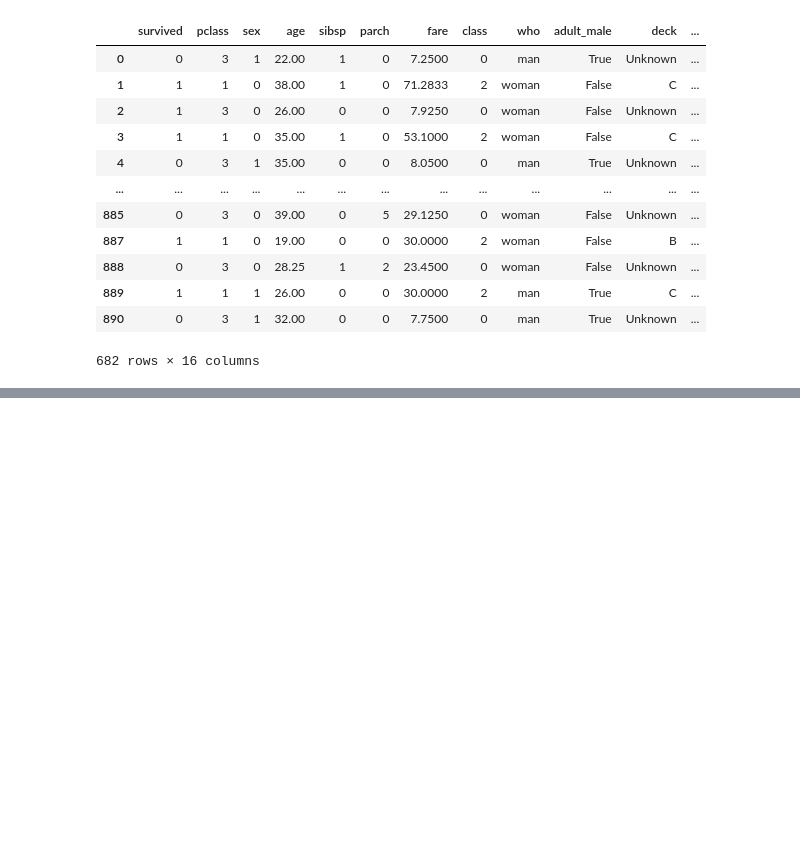
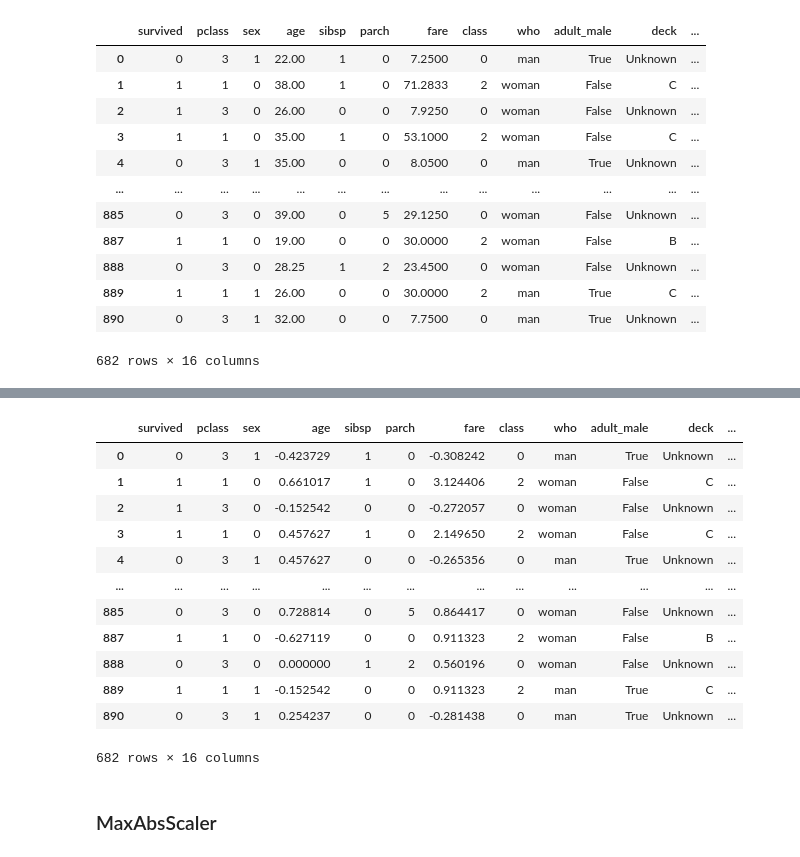
Before and after one commit to Niraj7272/DataScience, a Jupyter notebook: Practice/Project_cleaning_EDA_Feature-engineering/Titanic.ipynb, the cells around one changed output, grey strips where cells are left out. Cells and saved outputs as stored; diff of their text form; code cells hidden in the pictures; blank space fills up the shorter version.

```diff
--- a/Practice/Project_cleaning_EDA_Feature-engineering/Titanic.ipynb
+++ b/Practice/Project_cleaning_EDA_Feature-engineering/Titanic.ipynb
@@ -524,0 +571,21 @@ df
+# %%
+rb = RobustScaler()
+df[['age','fare']] = rb.fit_transform(df[['age','fare']])
+# %%
+df
+# %% [output]
+|  | survived | pclass | sex | age | sibsp | parch | fare | class | who | adult_male | deck | ... |
+| 0 | 0 | 3 | 1 | -0.423729 | 1 | 0 | -0.308242 | 0 | man | True | Unknown | ... |
+| 1 | 1 | 1 | 0 | 0.661017 | 1 | 0 | 3.124406 | 2 | woman | False | C | ... |
+| 2 | 1 | 3 | 0 | -0.152542 | 0 | 0 | -0.272057 | 0 | woman | False | Unknown | ... |
+| 3 | 1 | 1 | 0 | 0.457627 | 1 | 0 | 2.149650 | 2 | woman | False | C | ... |
+| 4 | 0 | 3 | 1 | 0.457627 | 0 | 0 | -0.265356 | 0 | man | True | Unknown | ... |
+| ... | ... | ... | ... | ... | ... | ... | ... | ... | ... | ... | ... | ... |
+| 885 | 0 | 3 | 0 | 0.728814 | 0 | 5 | 0.864417 | 0 | woman | False | Unknown | ... |
+| 887 | 1 | 1 | 0 | -0.627119 | 0 | 0 | 0.911323 | 2 | woman | False | B | ... |
+| 888 | 0 | 3 | 0 | 0.000000 | 1 | 2 | 0.560196 | 0 | woman | False | Unknown | ... |
+| 889 | 1 | 1 | 1 | -0.152542 | 0 | 0 | 0.911323 | 2 | man | True | C | ... |
+| 890 | 0 | 3 | 1 | 0.254237 | 0 | 0 | -0.281438 | 0 | man | True | Unknown | ... |
+682 rows × 16 columns
+# %% [markdown]
+### MaxAbsScaler
```
Also changed, not shown: parts of 12 cells of this notebook, 1 other file.
